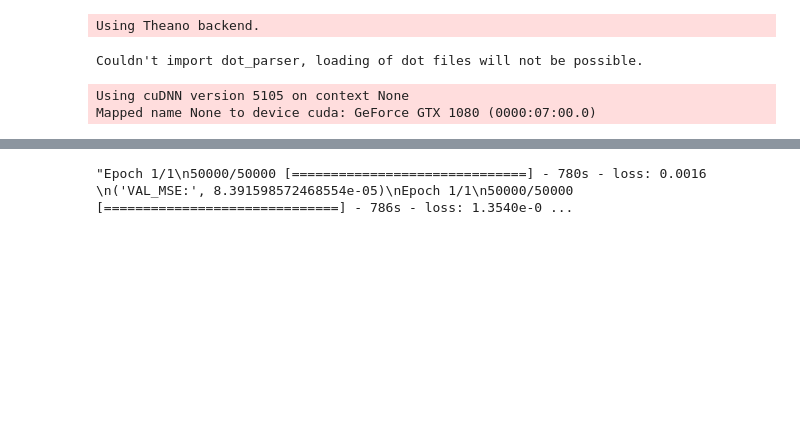
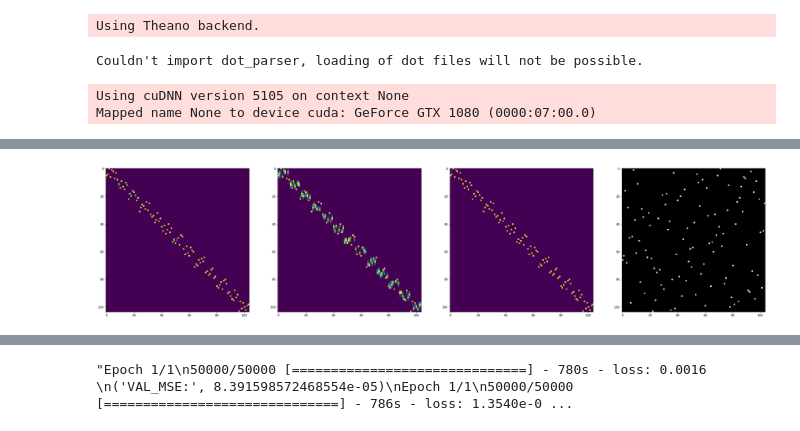
Before and after one commit to DannyWeitekamp/CMS_Deep_Learning, a Jupyter notebook: delphi_analysis/ptr_nets.ipynb, the cells around one changed output, grey strips where cells are left out. Cells and saved outputs as stored; diff of their text form; code cells hidden in the pictures; blank space fills up the shorter version.

```diff
--- a/delphi_analysis/ptr_nets.ipynb
+++ b/delphi_analysis/ptr_nets.ipynb
@@ -445,0 +662,16 @@ class SortN(Layer):
+# %%
+SEQ_LEN = 104
+SEQ_WIDTH = 1
+DATA_SHAPE =[None, SEQ_LEN, SEQ_WIDTH]
+
+inp = np.random.randint(size=tuple([50000]+DATA_SHAPE[1:]),low=0,high=1000)/1000.0
+inp_sort_indicies = np.argsort(inp[:, :, 0])
+#inp_sort_indicies = np.argsort(np.linalg.norm(inp,axis=-1))
+target = np.array([np.take(inp[i], inp_sort_indicies[i], axis=-2) for i in range(inp.shape[0])])
+inp_t_target = indx_to_transform(inp_sort_indicies)
+
+val = np.random.randint(size=tuple([10000]+DATA_SHAPE[1:]),low=0,high=1000)/1000.0
+val_sort_indicies = np.argsort(val[:, :, 0])
+#val_sort_indicies = np.argsort(np.linalg.norm(val,axis=-1))
+val_target = np.array([np.take(val[i], val_sort_indicies[i], axis=-2) for i in range(val.shape[0])])
+val_t_target = indx_to_transform(val_sort_indicies)
@@ -445,0 +979,70 @@ class SortN(Layer):
+# %%
+def sigmoid(x):
+    return 1 / (1 + np.exp(-x))
+
+import matplotlib.pyplot as plt
+#print(model.summary())
+np.set_printoptions(suppress=True,threshold=500000)
+out = model.predict(val)
+p,u = out[0],out[1]
+if(len(out) > 2):
+    metric = out[2]
+#p,u = model.predict(val)
+#met = [0]*10
+#print("VAL_MSE:", float(K.eval(K.mean(K.pow(p - val_target, 2)))))
+nb_show = 10
+for x,a,b,indx,c,met in zip(val[:nb_show]*1000,p[:nb_show]*1000.0,val_target[:nb_show]*1000.0,val_sort_indicies[:nb_show],u[:nb_show],metric[:nb_show]):
+#for x,a,indx,c in zip(val[:10]*1000,val_target[:10]*1000.0,val_sort_indicies[:10],u[:10]):
+    from pylab import rcParams
+    rcParams['figure.figsize'] = 40, 40
+    actual = indx_to_transform(indx)
+    fig = plt.figure(1)
+    ax1 = fig.add_subplot(1,4,1)
+    im = ax1.imshow(c)
+    #fig.colorbar(im,ax=ax1)
+
+    fig = plt.figure(1)
+    ax2 = fig.add_subplot(1,4,2)
+    im = ax2.imshow(np.log(c+1e-10))
+
+
+
+    x_flat = flatten(x[:,0].tolist())
+    a_flat = flatten(a[:,0].tolist())
+    b_flat = flatten(b[:,0].tolist())
+
+    #u = to_transform(x,b)
+
+    c_m = np.max(c,axis=0)
+    #c_fixed = (c/c_m) * (c-c_m >= 0.0)
+    c_fixed = 2.0*(c/c_m) * sigmoid(1e10*(c-c_m))
+
+    ax3 = fig.add_subplot(1,4,3)
+    im = ax3.imshow(c_fixed)
+    #fig.colorbar(im,ax=ax3)
+    #plt.show()
+
+
+
+
+    ax4 = fig.add_subplot(1,4,4)
+    ax4.imshow(actual,cmap='gray')
+    #plt.colorbar()
+    plt.show()
+
+    print("INPUT:",x_flat)
+
+
+
+    print("PREDICT:",a_flat)
+    print("P_HARD:",np.dot(c_fixed,x[:,:1]).ravel().tolist())
+    print("TRUE   :",b_flat)
+
+    print(met)
+    print(2.0*(np.linalg.norm(x,axis=-1)/np.average(np.linalg.norm(x,axis=-1))-.8))
+    print("METRIC:",np.argsort(met))
+    print("NORM:  ", np.argsort(np.linalg.norm(x,axis=-1)))
+#print([np.concatenate(list(x), axis=-1) for ])
+#print(target)
+# %% [output]
+[figure, added]
```
Also changed, not shown: parts of 27 cells of this notebook.
